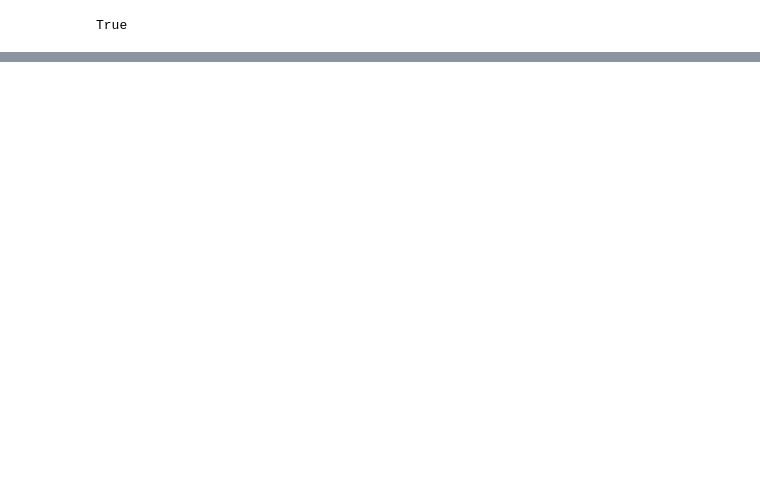
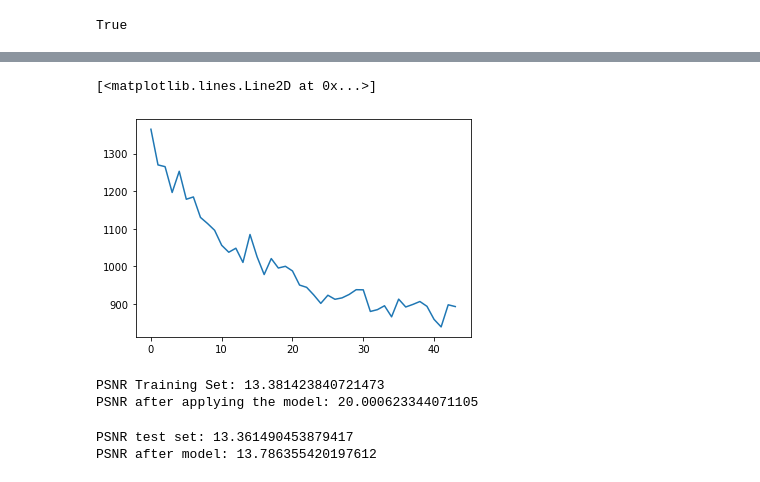
Before and after one commit to rk299792/Denoiser, a Jupyter notebook: train_task2_noewc.ipynb, the cells around one changed output, grey strips where cells are left out. Drawn from its saved outputs; the diff is of its cells as text; code cells hidden in the pictures; blank space fills up the shorter version.

```diff
--- a/train_task2_noewc.ipynb
+++ b/train_task2_noewc.ipynb
@@ -66,7 +68,6 @@ RedCNN(
 # %%
 ##Training
 optimizer.zero_grad()
-ewc_lambda=0.1
 
 
 train_loader = DataLoader(trainset, batch_size=32, shuffle=True)
@@ -75,7 +76,7 @@ test_loader = DataLoader(testset, batch_size=32, shuffle=True)
 
 losses_batch=[]
 trained_psnr=[]
-
+psnr=[]
 for epoch in range(2):
 
     for i, data in enumerate(train_loader):
@@ -84,7 +85,14 @@ for epoch in range(2):
 
         target_pred=model_dog(inputt)
 
+        img=inputt.detach().numpy()
+        img_gt=target.detach().numpy()
+        recon_image=target_pred.detach().numpy()
 
+
+        for j in range(len(target)):
+            psnr.append(cv2.PSNR(img[j],img_gt[j]))
+            trained_psnr.append(cv2.PSNR(img[j],recon_image[j]))
 
         loss=criterion(target_pred,target)
 
@@ -133,0 +141,26 @@ PSNR after applying model: 23.892375907162517
+# %%
+#plopling the loss vs batch
+plt.plot(list(range(44)),losses_batch)
+# %% [output]
+[<matplotlib.lines.Line2D at 0x...>]
+[figure, added]
+# %%
+##PSNR of training data
+print(f"PSNR Training Set: {statistics.mean(psnr)}")
+print(f"PSNR after applying the model: {statistics.mean(trained_psnr)}")
+# %% [output]
+PSNR Training Set: 13.381423840721473
+PSNR after applying the model: 20.000623344071105
+# %%
+##PSNR of test data
+test_psnrfile="./psnr_data/task2noewc_testfiles.pth.tar"
+test_modelpsnrfile="./psnr_data/task2noewc_by_task2noewc_testfiles.pth.tar"
+
+test1_psnr=gt_psnr(testset)
+test_modelpsnr=test_psnr(testset,model_dog)
+
+torch.save(test1_psnr,test_psnrfile)
+torch.save(test_modelpsnr,test_modelpsnrfile)
+# %% [output]
+PSNR test set: 13.361490453879417
+PSNR after model: 13.786355420197612
```
Also changed, not shown: parts of 8 cells of this notebook, 24 other files.
